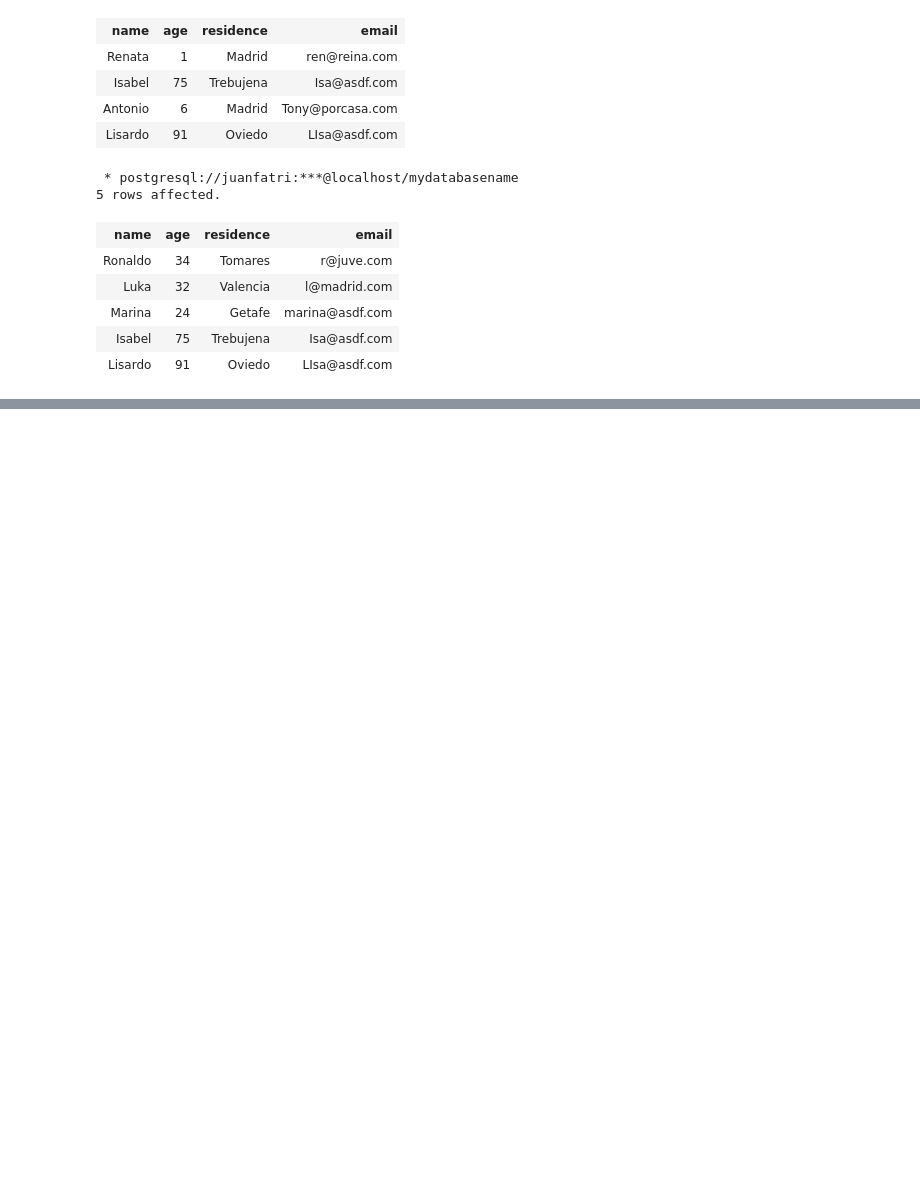
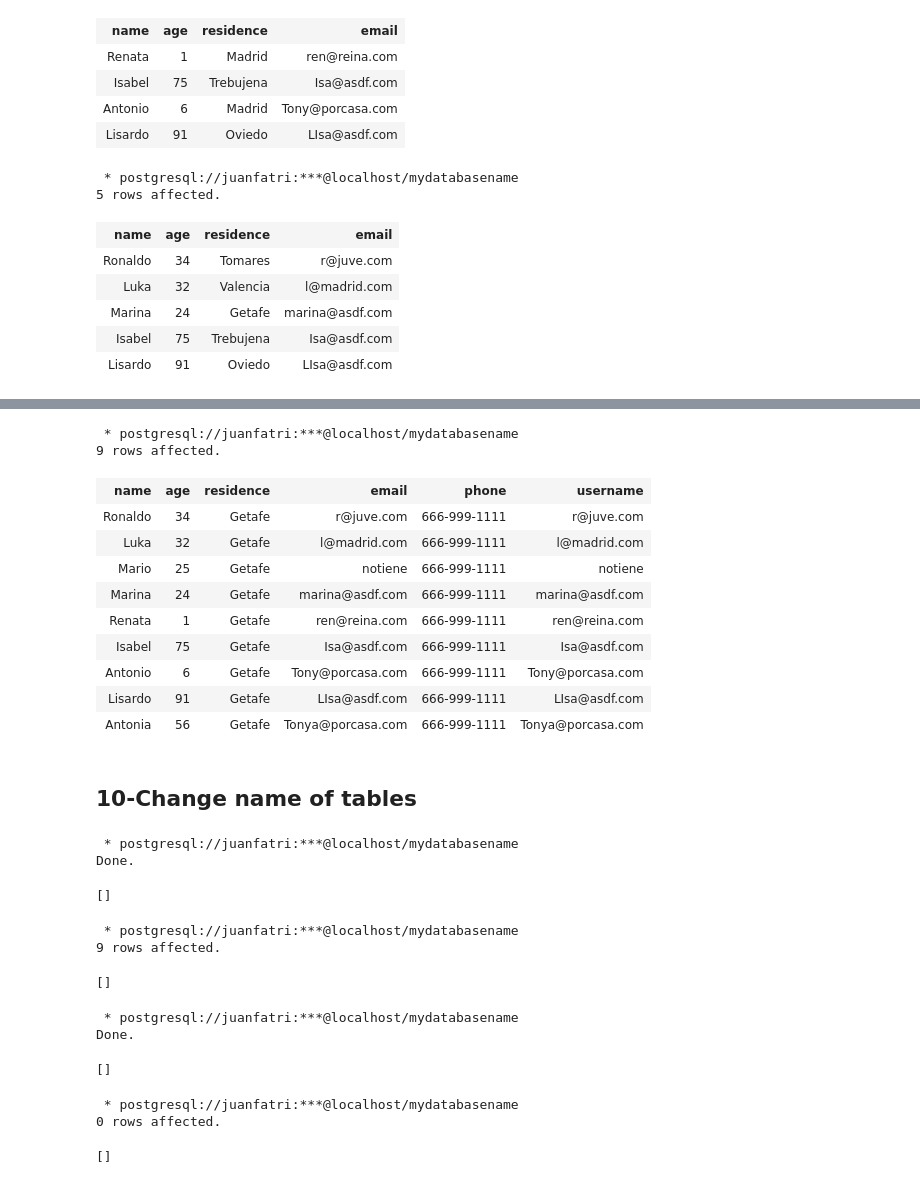
Before and after one commit to JuanFT/MasterDataScience, a Jupyter notebook: 03_SQL/SQL_MDC.ipynb, the cells around one changed output, grey strips where cells are left out. Cells and saved outputs as stored; diff of their text form; code cells hidden in the pictures; blank space fills up the shorter version.

```diff
--- a/03_SQL/SQL_MDC.ipynb
+++ b/03_SQL/SQL_MDC.ipynb
@@ -250,0 +431,50 @@ SELECT * FROM facebook2 WHERE residence !='Madrid';
+# %%
+%%sql
+SELECT * from facebook2;
+# %% [output]
+ * postgresql://juanfatri:***@localhost/mydatabasename
+9 rows affected.
+| name | age | residence | email | phone | username |
+| Ronaldo | 34 | Getafe | r@juve.com | 666-999-1111 | r@juve.com |
+| Luka | 32 | Getafe | l@madrid.com | 666-999-1111 | l@madrid.com |
+| Mario | 25 | Getafe | notiene | 666-999-1111 | notiene |
+| Marina | 24 | Getafe | marina@asdf.com | 666-999-1111 | marina@asdf.com |
+| Renata | 1 | Getafe | ren@reina.com | 666-999-1111 | ren@reina.com |
+| Isabel | 75 | Getafe | Isa@asdf.com | 666-999-1111 | Isa@asdf.com |
+| Antonio | 6 | Getafe | Tony@porcasa.com | 666-999-1111 | Tony@porcasa.com |
+| Lisardo | 91 | Getafe | LIsa@asdf.com | 666-999-1111 | LIsa@asdf.com |
+| Antonia | 56 | Getafe | Tonya@porcasa.com | 666-999-1111 | Tonya@porcasa.com |
+# %% [markdown]
+## 10-Change name of tables
+# %%
+%%sql
+ALTER TABLE facebook2 RENAME TO old_facebook2;
+# %% [output]
+ * postgresql://juanfatri:***@localhost/mydatabasename
+Done.
+[]
+# %%
+%%sql
+CREATE TABLE facebook2 AS SELECT
+name,
+age,
+residence,
+email FROM old_facebook2;
+# %% [output]
+ * postgresql://juanfatri:***@localhost/mydatabasename
+9 rows affected.
+[]
+# %%
+%%sql
+ALTER TABLE facebook2 ADD PRIMARY KEY(email);
+# %% [output]
+ * postgresql://juanfatri:***@localhost/mydatabasename
+Done.
+[]
+# %%
+%%sql
+\! cat ./my_fb_friends.csv
+# %% [output]
+ * postgresql://juanfatri:***@localhost/mydatabasename
+0 rows affected.
+[]
```
Also changed, not shown: parts of 51 cells of this notebook.
